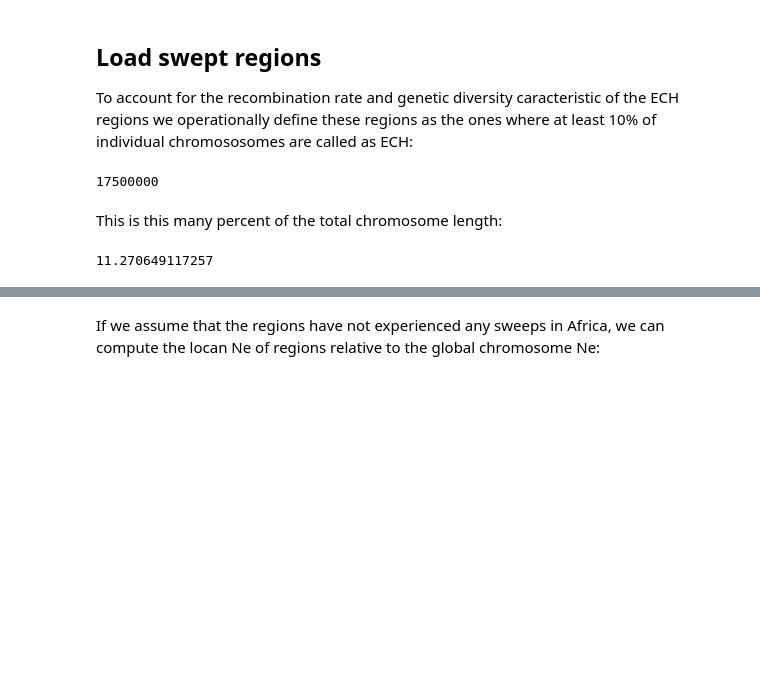
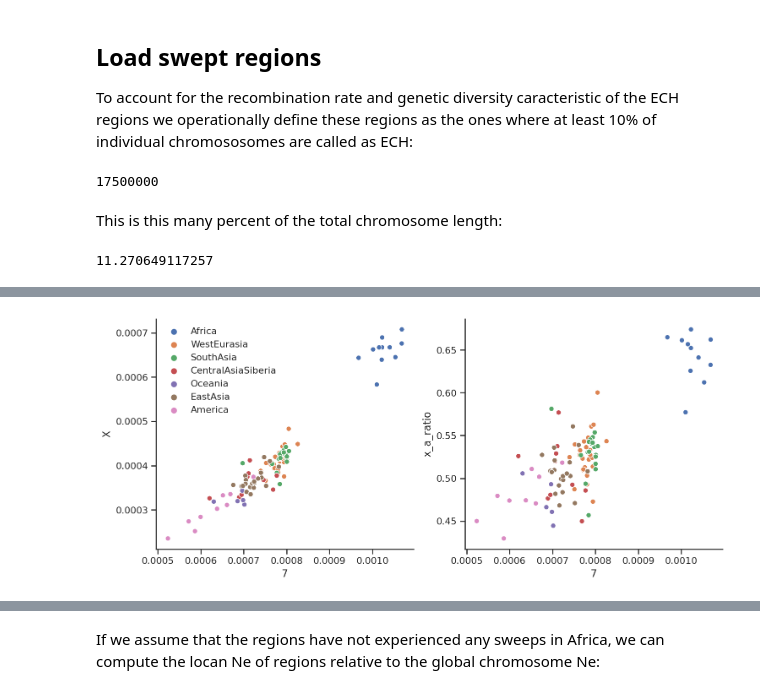
Before and after one commit to kaspermunch/humanXsweeps, a Jupyter notebook: notebooks/nb_22_slim_parameters.ipynb, the cells around one changed output, grey strips where cells are left out. Cells and saved outputs as stored; diff of their text form; code cells hidden in the pictures; blank space fills up the shorter version.

```diff
--- a/notebooks/nb_22_slim_parameters.ipynb
+++ b/notebooks/nb_22_slim_parameters.ipynb
@@ -124,0 +244,23 @@ ech_total_10 / hg19_chrom_sizes.hg19_chrom_sizes['chrX'] * 100
+# %%
+pi_data_chrX = pd.read_hdf(ag.results_dir / 'pi_data_chrX.hdf')
+pi_data_chr7 = pd.read_hdf(ag.results_dir / 'pi_data_chr7.hdf')
+# %%
+with open(str(ag.results_dir / 'pi_filter_mask_chrX.npy'), 'rb') as f:
+    pi_filter_mask_chrX = np.load(f)
+with open(str(ag.results_dir / 'pi_filter_mask_chr7.npy'), 'rb') as f:
+    pi_filter_mask_chr7 = np.load(f)
+# %%
+cols = ['chrom', 'region', 'population', 'pi']
+df = (pd.concat([pi_data_chrX.loc[~pi_filter_mask_chrX, cols],
+                 pi_data_chr7.loc[~pi_filter_mask_chr7, cols]])
+      .groupby(['chrom', 'region', 'population'])
+      .aggregate(np.nanmean)
+      .reset_index()
+     )
+
+df = (df
+      .pivot(index=['region', 'population'], columns='chrom', values='pi')
+      .reset_index()
+      .assign(x_a_ratio=lambda df: df['X'] / df['7'])
+     )
+df.head()
@@ -124,0 +285,15 @@ ech_total_10 / hg19_chrom_sizes.hg19_chrom_sizes['chrX'] * 100
+# %%
+plot_df = df.groupby(['region', 'population']).mean().reset_index()
+# %%
+with sns.axes_style('ticks'):
+    fig, (ax1, ax2) = fig, ax = plt.subplots(1, 2, figsize=(12, 5))
+
+    sns.scatterplot(data=plot_df, x='7', y='X', hue='region', ax=ax1)
+    handles, labels = ax1.get_legend_handles_labels()
+    ax1.legend(handles=handles[1:], labels=labels[1:], frameon=False)
+
+    sns.scatterplot(data=plot_df, x='7', y='x_a_ratio', hue='region', ax=ax2, legend=False)
+
+    sns.despine()
+# %% [output]
+[figure, added]
```
Also changed, not shown: parts of 72 cells of this notebook, 1 other file.
